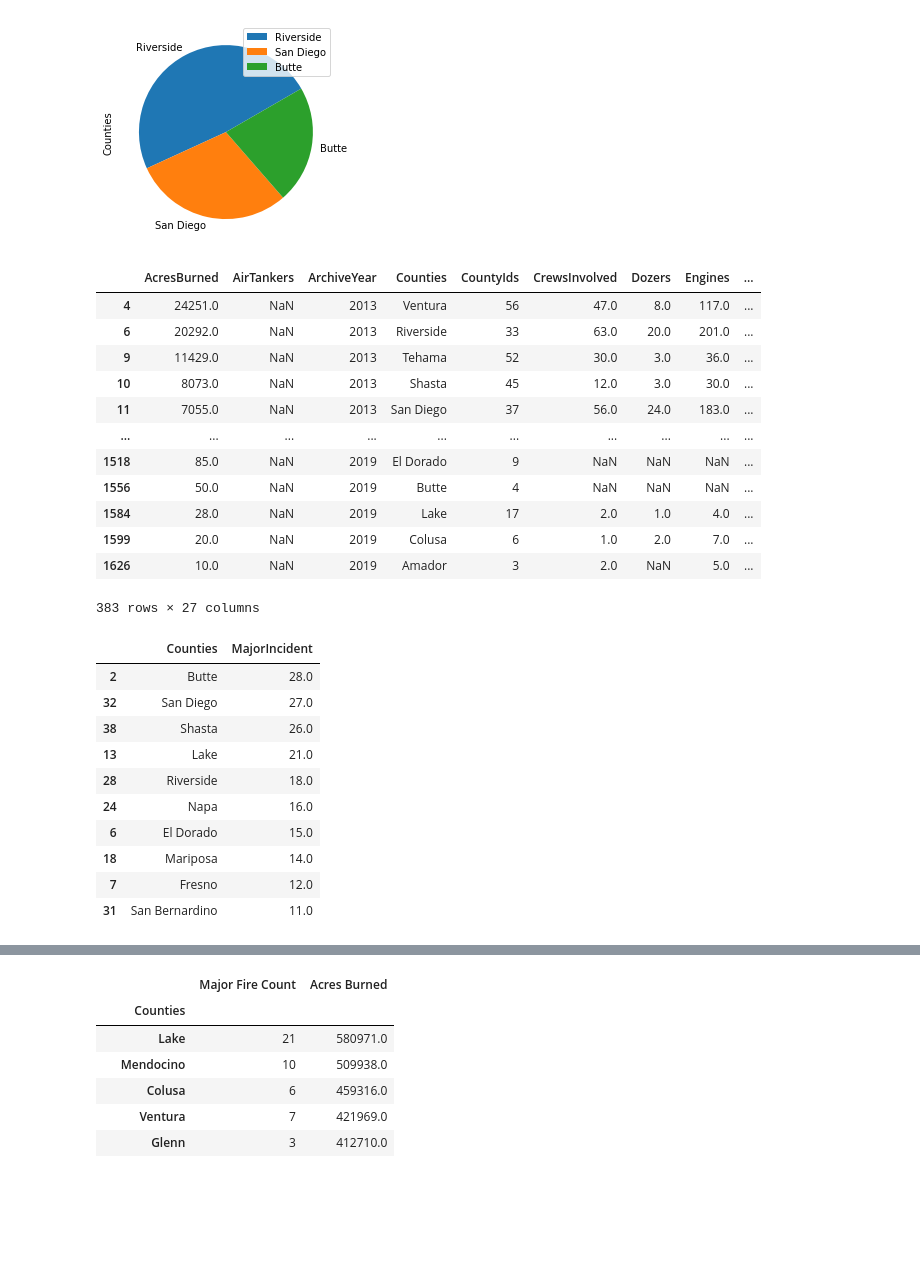
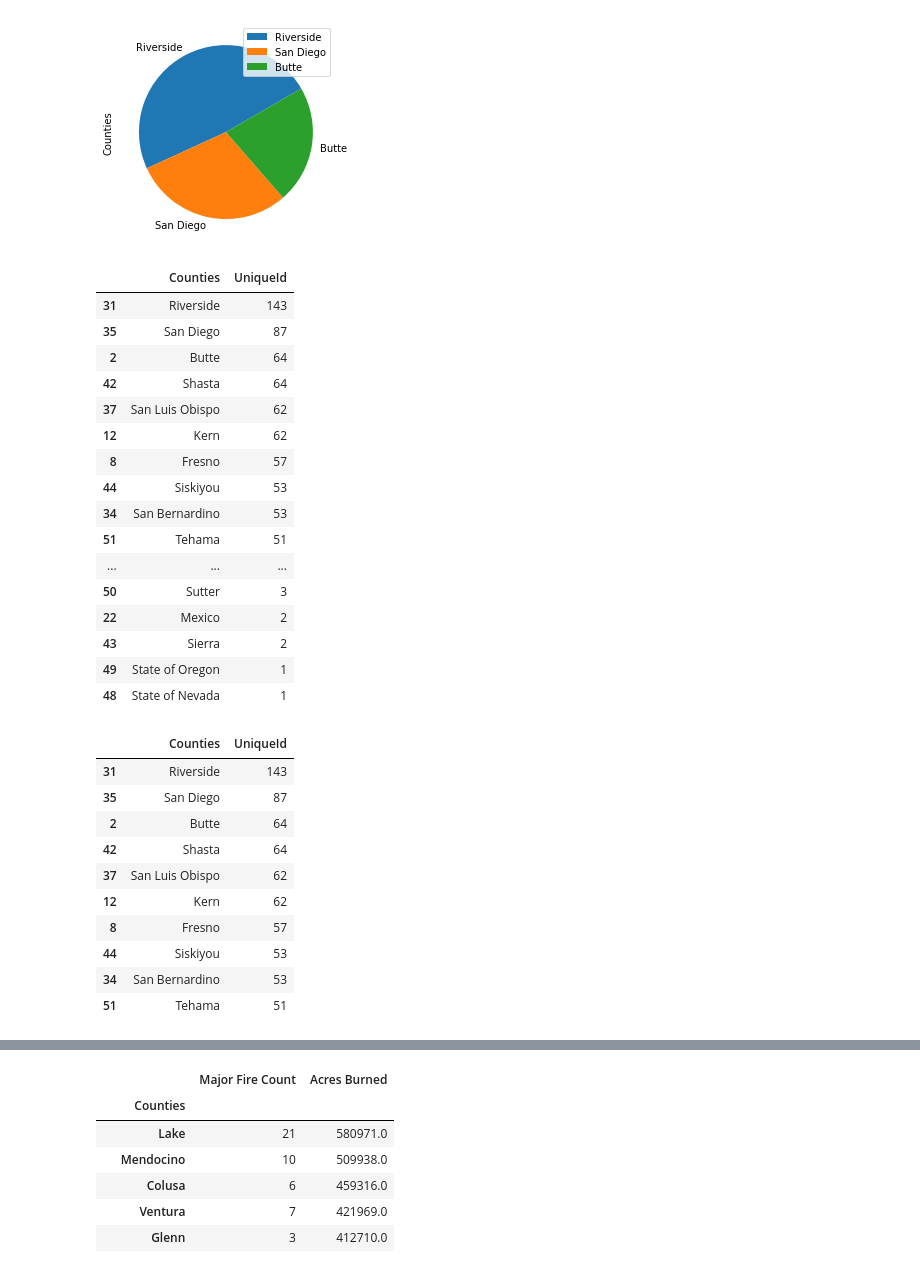
Before and after one commit to jump8621/data-project-I, a Jupyter notebook: lee_pyre.ipynb, the cells around one changed output, grey strips where cells are left out. Cells and saved outputs as stored; diff of their text form; code cells hidden in the pictures; blank space fills up the shorter version.

Commit message:
changed major fire count to > 10 acres, added resources df

```diff
--- a/lee_pyre.ipynb
+++ b/lee_pyre.ipynb
@@ -142,32 +143,41 @@ plt.show()
 # %%
 #find count of fires deemed a major incident in each county, using "MajorIncident" column
 #get rid of counties with no major incidents
-major_df = fire_data_df.loc[fire_data_df["MajorIncident"]==True]
+# major_df = fire_data_df.loc[fire_data_df["MajorIncident"]==True]
+# major_df
+
+#using new parameter to find major fires, as defined by Cal Fire: Acres burned > 10
+major_df = fire_data_df.loc[fire_data_df["AcresBurned"]>=10]
 major_df
+#len(major_df)
 
-county_major_df = major_df.groupby(["Counties"])["MajorIncident"].sum().reset_index().sort_values(by= "MajorIncident", ascending= False)
+county_major_df = major_df.groupby(["Counties"])["UniqueId"].count().reset_index().sort_values(by= "UniqueId", ascending= False)
 county_major_df
 
 #add in county_count to compare total fires vs. major incidents
 
 # major_all_df = pd.DataFrame({"Counties" : county_names,
 #                "Total Fires" : county_count,
 #                "Major Fires" : major_incident_count})
 # major_all_df
 # %% [output]
-|  | AcresBurned | AirTankers | ArchiveYear | Counties | CountyIds | CrewsInvolved | Dozers | Engines | ... |
-| 4 | 24251.0 | NaN | 2013 | Ventura | 56 | 47.0 | 8.0 | 117.0 | ... |
-| 6 | 20292.0 | NaN | 2013 | Riverside | 33 | 63.0 | 20.0 | 201.0 | ... |
-| 9 | 11429.0 | NaN | 2013 | Tehama | 52 | 30.0 | 3.0 | 36.0 | ... |
-| 10 | 8073.0 | NaN | 2013 | Shasta | 45 | 12.0 | 3.0 | 30.0 | ... |
-| 11 | 7055.0 | NaN | 2013 | San Diego | 37 | 56.0 | 24.0 | 183.0 | ... |
-| ... | ... | ... | ... | ... | ... | ... | ... | ... | ... |
-| 1518 | 85.0 | NaN | 2019 | El Dorado | 9 | NaN | NaN | NaN | ... |
-| 1556 | 50.0 | NaN | 2019 | Butte | 4 | NaN | NaN | NaN | ... |
-| 1584 | 28.0 | NaN | 2019 | Lake | 17 | 2.0 | 1.0 | 4.0 | ... |
-| 1599 | 20.0 | NaN | 2019 | Colusa | 6 | 1.0 | 2.0 | 7.0 | ... |
-| 1626 | 10.0 | NaN | 2019 | Amador | 3 | 2.0 | NaN | 5.0 | ... |
+|  | Counties | UniqueId |
+| 31 | Riverside | 143 |
+| 35 | San Diego | 87 |
+| 2 | Butte | 64 |
+| 42 | Shasta | 64 |
+| 37 | San Luis Obispo | 62 |
+| 12 | Kern | 62 |
+| 8 | Fresno | 57 |
+| 44 | Siskiyou | 53 |
+| 34 | San Bernardino | 53 |
+| 51 | Tehama | 51 |
+| ... | ... | ... |
+| 50 | Sutter | 3 |
+| 22 | Mexico | 2 |
+| 43 | Sierra | 2 |
+| 49 | State of Oregon | 1 |
+| 48 | State of Nevada | 1 |
-383 rows × 27 columns
 # %%
 #chart top five counties with 12 or more major fires
 #major_incident_count.loc[(major_incident_count["MajorIncident"]>=12), ["Counties", "MajorIncident"]]
@@ -177,14 +187,14 @@ county_major_df
 top_ten_major = county_major_df.head(10)
 top_ten_major
 # %% [output]
-|  | Counties | MajorIncident |
-| 2 | Butte | 28.0 |
-| 32 | San Diego | 27.0 |
-| 38 | Shasta | 26.0 |
-| 13 | Lake | 21.0 |
-| 28 | Riverside | 18.0 |
-| 24 | Napa | 16.0 |
-| 6 | El Dorado | 15.0 |
-| 18 | Mariposa | 14.0 |
-| 7 | Fresno | 12.0 |
-| 31 | San Bernardino | 11.0 |
+|  | Counties | UniqueId |
+| 31 | Riverside | 143 |
+| 35 | San Diego | 87 |
+| 2 | Butte | 64 |
+| 42 | Shasta | 64 |
+| 37 | San Luis Obispo | 62 |
+| 12 | Kern | 62 |
+| 8 | Fresno | 57 |
+| 44 | Siskiyou | 53 |
+| 34 | San Bernardino | 53 |
+| 51 | Tehama | 51 |
```
Also changed, not shown: parts of 8 cells of this notebook.
